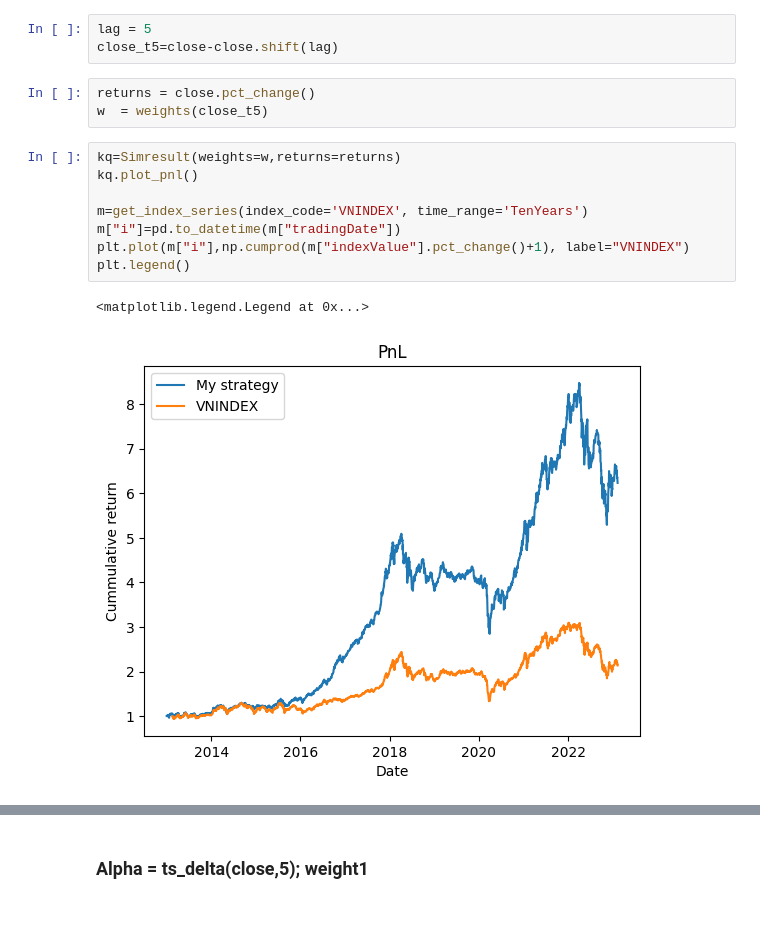
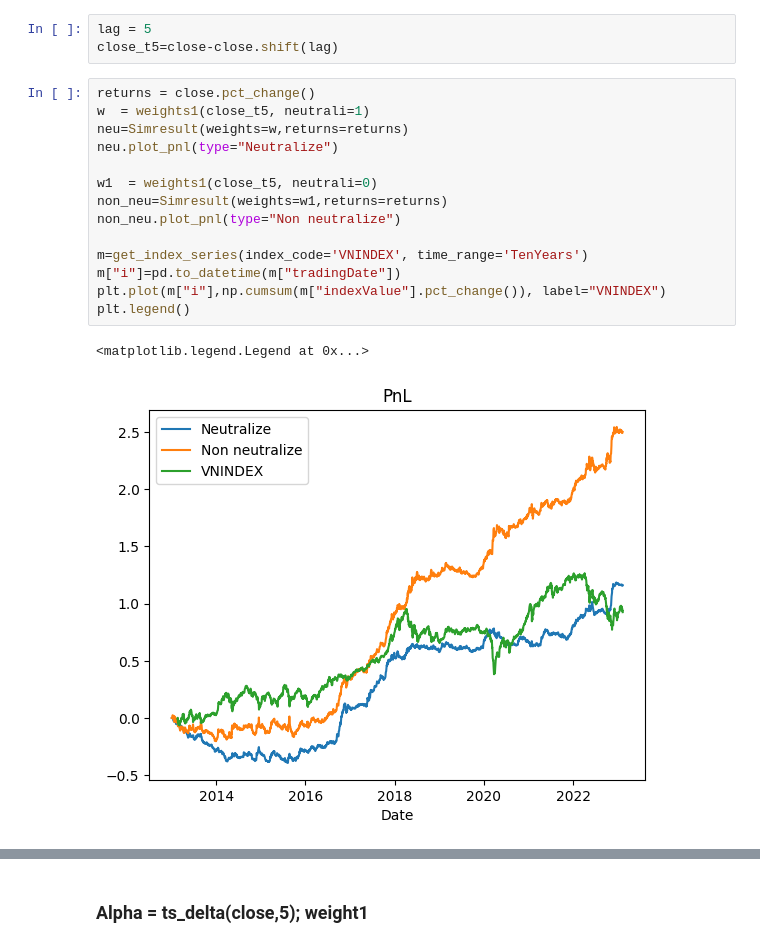
Before and after one commit to khanhtrinh2003/VN30-Strategy, a Jupyter notebook: main.ipynb, the cells around one changed output, grey strips where cells are left out. Saved outputs shown, nothing was run; the diff lists cells and outputs as text; blank space fills up the shorter version.

```diff
--- a/main.ipynb
+++ b/main.ipynb
@@ -37,18 +37,21 @@ plt.legend()
 # %%
 lag = 5
 close_t5=close-close.shift(lag)
-# %%
-returns = close.pct_change()
-w  = weights(close_t5)
 # %%
-kq=Simresult(weights=w,returns=returns)
-kq.plot_pnl()
+returns = close.pct_change()
+w  = weights1(close_t5, neutrali=1)
+neu=Simresult(weights=w,returns=returns)
+neu.plot_pnl(type="Neutralize")
+
+w1  = weights1(close_t5, neutrali=0)
+non_neu=Simresult(weights=w1,returns=returns)
+non_neu.plot_pnl(type="Non neutralize")
 
 m=get_index_series(index_code='VNINDEX', time_range='TenYears')
 m["i"]=pd.to_datetime(m["tradingDate"])
-plt.plot(m["i"],np.cumprod(m["indexValue"].pct_change()+1), label="VNINDEX")
+plt.plot(m["i"],np.cumsum(m["indexValue"].pct_change()), label="VNINDEX")
 plt.legend()
 # %% [output]
 <matplotlib.legend.Legend at 0x...>
-[figure, old version]
+[figure, new version]
 # %%
```
Also changed, not shown: parts of 8 cells of this notebook, 1 other file.
